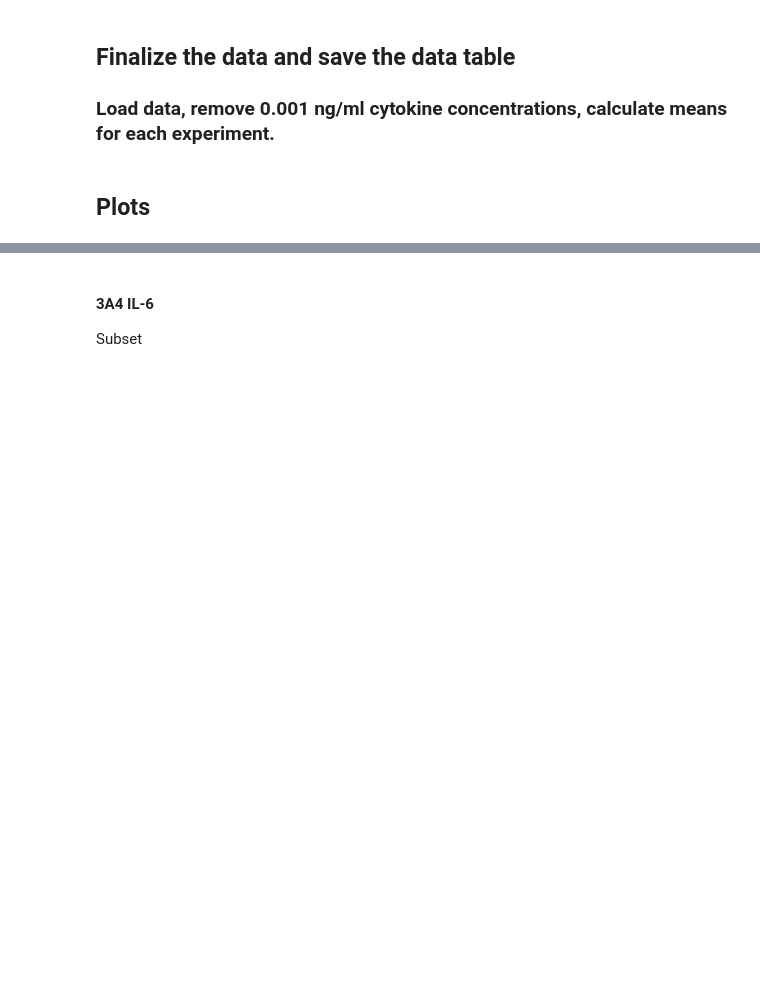
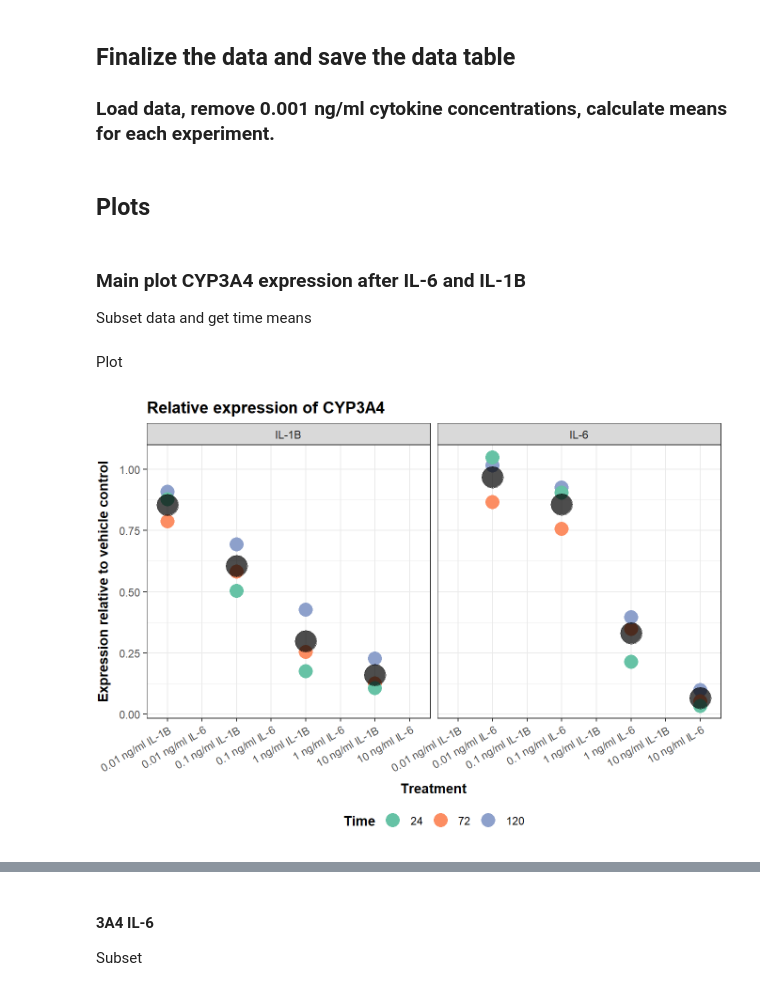
Before and after one commit to andreasludvig/manuscript, a Jupyter notebook: notebooks/qPCR/mRNA.embed.ipynb, the cells around one changed output, grey strips where cells are left out. Cells and saved outputs as stored; diff of their text form; code cells hidden in the pictures; blank space fills up the shorter version.

```diff
--- a/notebooks/qPCR/mRNA.embed.ipynb
+++ b/notebooks/qPCR/mRNA.embed.ipynb
@@ -43,3 +43,62 @@ Now using 'groundhog_3.1.2'.here() starts at C:/Users/alosvendsen/Documents/R/ma
 ## Plots
 # %%
 plot_data <- readRDS(here("notebooks/qPCR/data_final_for_plotting/plot_data.rds"))
+# %% [markdown]
+### Main plot CYP3A4 expression after IL-6 and IL-1B
+
+Subset data and get time means
+# %%
+# Subset for 3A4
+data_3A4 <- plot_data[treatment != "0.0001% BSA" & target == "CYP3A4"]
+
+# Get means of all time points
+data_3A4[,
+         time_means := geometric_mean(bio_group_mean_expression),
+         by = .(condition, treatment, time)]
+
+
+overall_means <-
+  data_3A4[,
+           .(overall_mean = mean(time_means)),
+           by = .(condition, treatment)
+           ]
+# %% [markdown]
+Plot
+# %%
+#| label: fig-mRNA-CYP3A4
+#| fig-cap: "Relative CYP3A4 mRNA expression. Small points are mean of three donors for 72 and 120 hours, and two donors for 24 hours (donors two and three)"
+
+plot_3A4 <-
+  ggplot(data = data_3A4,
+         aes(x = treatment,
+             y = time_means,
+             color = factor(time)
+             )
+         ) +
+  facet_wrap(facets = vars(condition)) +
+  geom_point(size = 5) +
+  scale_color_brewer(palette = "Set2") +
+  geom_point(data = overall_means,
+             aes(x = treatment,
+                 y = overall_mean),
+             size = 8,
+             color = "black",
+             alpha = 0.7) +
+  theme_bw() +
+  labs(title = "Relative expression of CYP3A4",
+       x = "Treatment",
+       y = "Expression relative to vehicle control",
+       color = "Time"
+       )  +
+  theme(axis.text.x = element_text(angle = 30, hjust = 1),
+        axis.title.y = element_text(vjust = 3, face = "bold"),
+        axis.title.x = element_text(vjust = -1.5, face ="bold"),
+        plot.title = element_text(face = "bold"),
+        legend.title = element_text(face = "bold"),
+        legend.position = "bottom"
+     )
+
+
+plot_3A4
+# %% [output]
+[figure, added]
```
Also changed, not shown: parts of 8 cells of this notebook, 42 other files.
